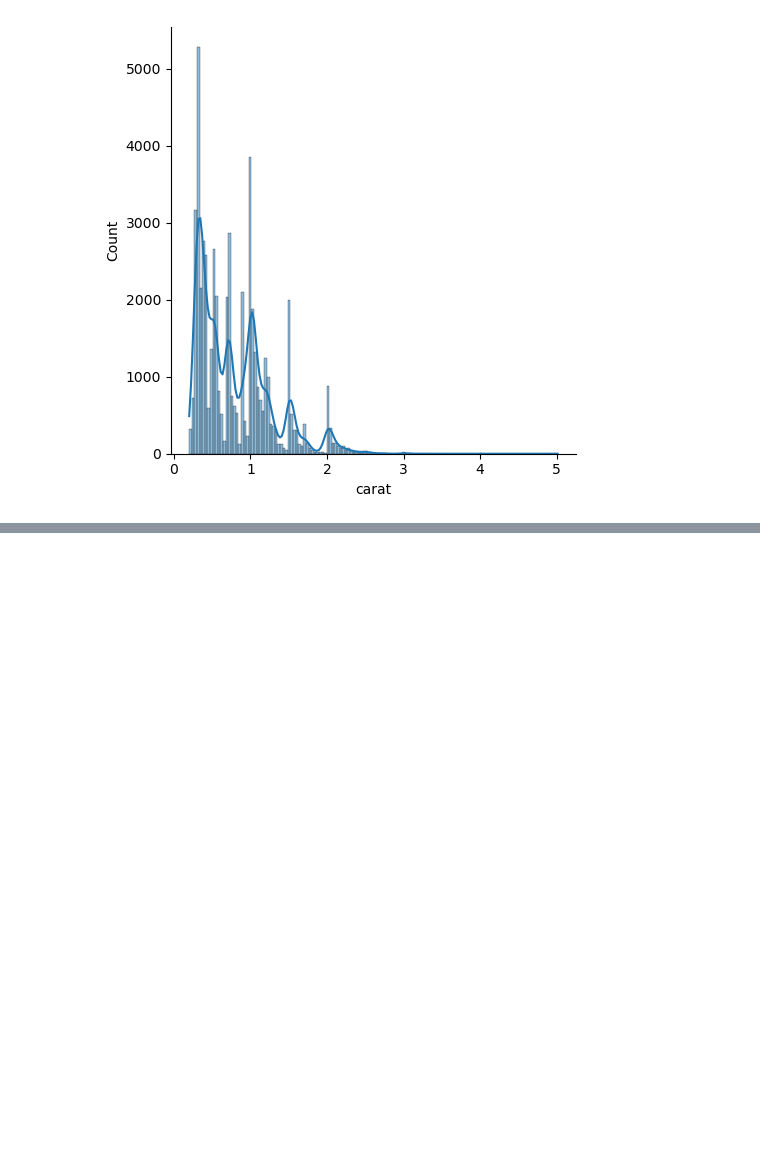
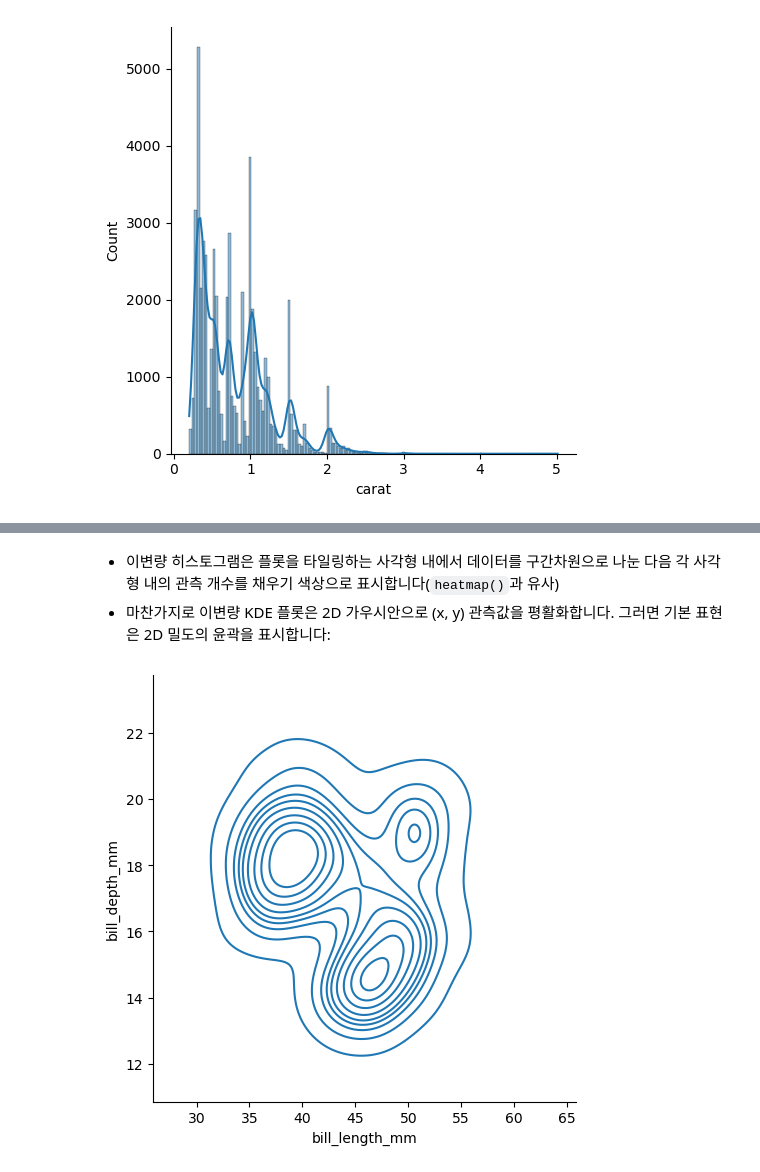
Before and after one commit to Daconic/Seaborn_tutorial_KOR, a Jupyter notebook: Visualizing distributions of data.ipynb, the cells around one changed output, grey strips where cells are left out. Cells and saved outputs as stored; diff of their text form; code cells hidden in the pictures; blank space fills up the shorter version.

```diff
--- a/Visualizing distributions of data.ipynb
+++ b/Visualizing distributions of data.ipynb
@@ -227,0 +259,7 @@ sns.displot(diamonds, x="carat", kde=True);
+# %% [markdown]
+- 이변량 히스토그램은 플롯을 타일링하는 사각형 내에서 데이터를 구간차원으로 나눈 다음 각 사각형 내의 관측 개수를 채우기 색상으로 표시합니다(`heatmap()`과 유사)
+- 마찬가지로 이변량 KDE 플롯은 2D 가우시안으로 (x, y) 관측값을 평활화합니다. 그러면 기본 표현은 2D 밀도의 윤곽을 표시합니다:
+# %%
+sns.displot(penguins, x="bill_length_mm", y="bill_depth_mm", kind="kde");
+# %% [output]
+[figure, added]
```
Also changed, not shown: parts of 24 cells of this notebook.
